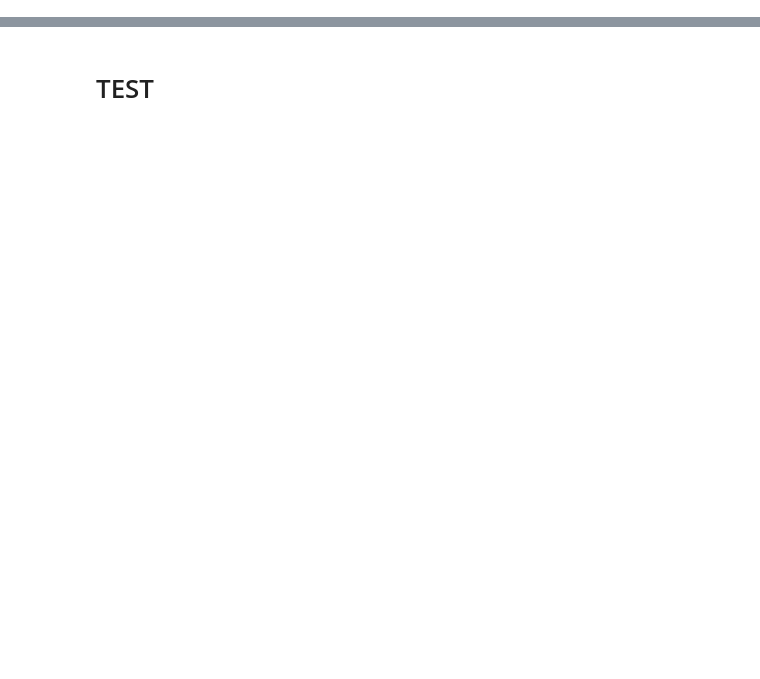
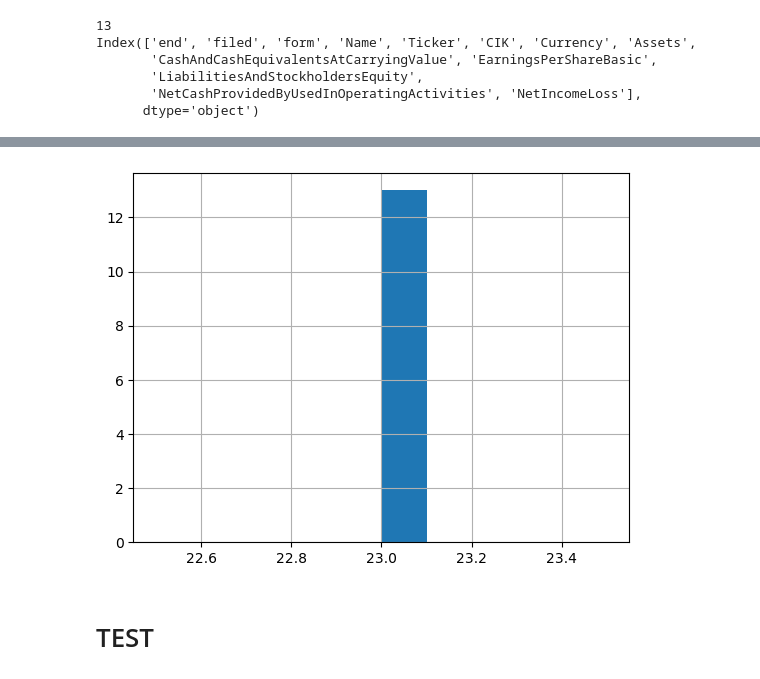
Before and after one commit to jainr3/SECret-Insights, a Jupyter notebook: testing.ipynb, the cells around one changed output, grey strips where cells are left out. Cells and saved outputs as stored; diff of their text form; code cells hidden in the pictures; blank space fills up the shorter version.

```diff
--- a/testing.ipynb
+++ b/testing.ipynb
@@ -71,0 +165,25 @@ df.shape
+# %%
+# We can see that there are a huge number of fields, but almost all of them are missing
+# (because they are for 10-Qs or other forms)
+df_table.count(axis=0).hist()
+
+# What if we only took the fields that were filled out for a high percent of the companies?
+FILLED_PCT_MIN = 0.1
+field_filled_pct = df_table.count(axis=0) / df_table.shape[0]
+df_table = df_table.loc[:, field_filled_pct >= FILLED_PCT_MIN]
+print(len(df_table.columns))
+
+# After manual inspection of these, we were reasonably happy that they captured many of the "most important" values
+print(df_table.columns)
+
+df_table.head()
+
+# Now we rescale the data for our algorithms to work better
+# df_table.hist(axis=0)
+# %% [output]
+13
+Index(['end', 'filed', 'form', 'Name', 'Ticker', 'CIK', 'Currency', 'Assets',
+       'CashAndCashEquivalentsAtCarryingValue', 'EarningsPerShareBasic',
+       'LiabilitiesAndStockholdersEquity',
+       'NetCashProvidedByUsedInOperatingActivities', 'NetIncomeLoss'],
+      dtype='object')
@@ -72,2 +196,3 @@ df.shape
+[figure, added]
 # %% [markdown]
 # TEST
```
Also changed, not shown: parts of 10 cells of this notebook.
